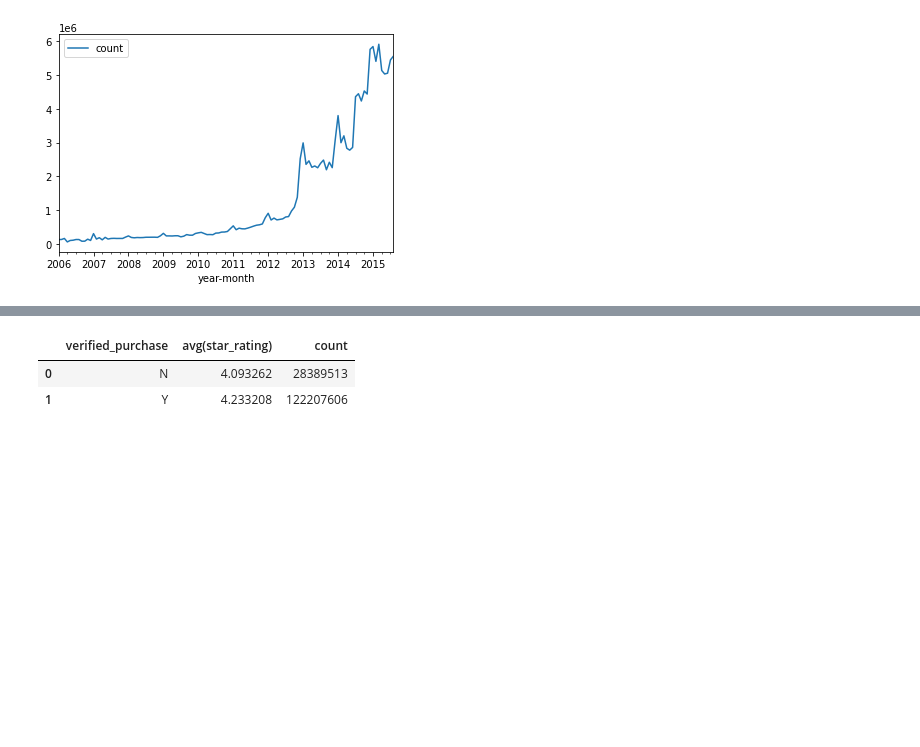
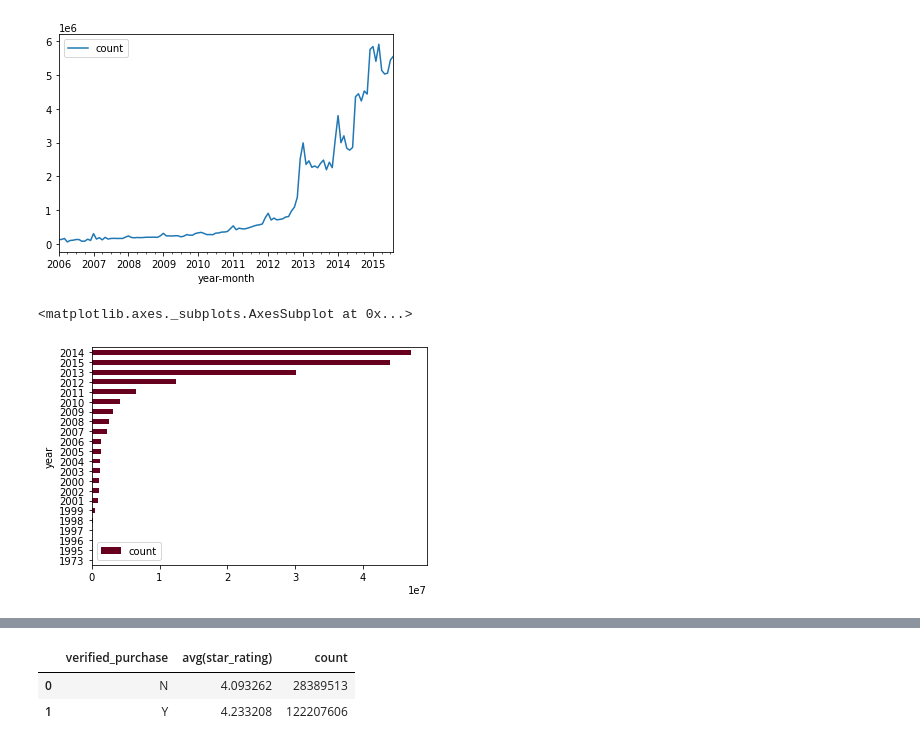
Before and after one commit to Jaycee-Hu/ANLY-502, a Jupyter notebook: project v2.ipynb, the cells around one changed output, grey strips where cells are left out. Cells and saved outputs as stored; diff of their text form; code cells hidden in the pictures; blank space fills up the shorter version.

```diff
--- a/project v2.ipynb
+++ b/project v2.ipynb
@@ -128,0 +134,12 @@ plt.show()
+# %%
+# Plot of # of Reviews by Year
+%matplotlib inline
+import matplotlib.pyplot as plt
+
+reviews.createOrReplaceTempView("reviews")
+year = spark.sql("SELECT year,count(*) AS count FROM reviews GROUP BY year ORDER BY count(*) ASC")
+year_p = year.toPandas()
+year_p.plot(kind='barh',x='year',y='count',colormap='RdBu')
+# %% [output]
+<matplotlib.axes._subplots.AxesSubplot at 0x...>
+[figure, added]
```
Also changed, not shown: parts of 52 cells of this notebook.
